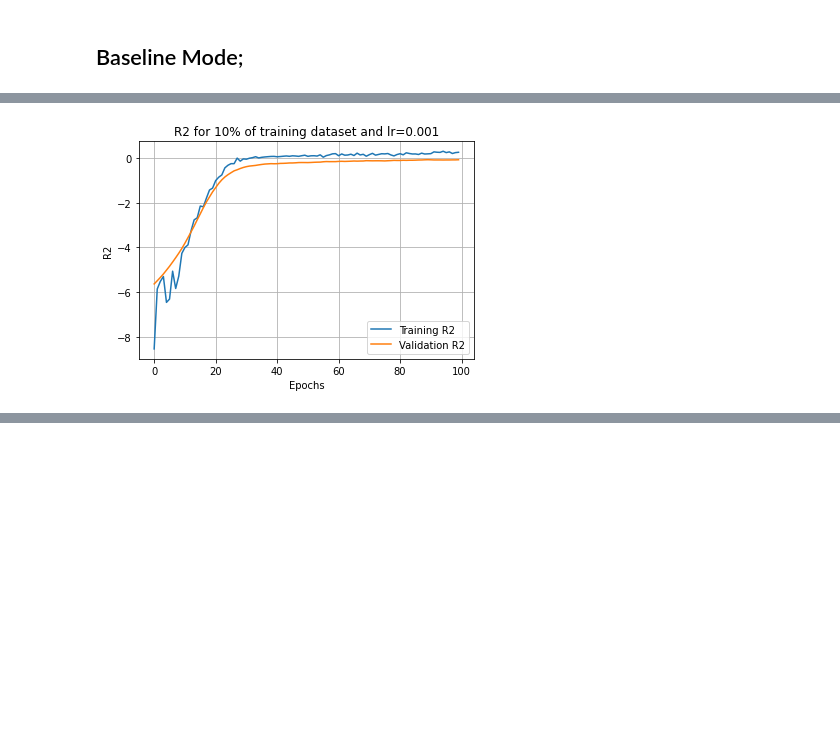
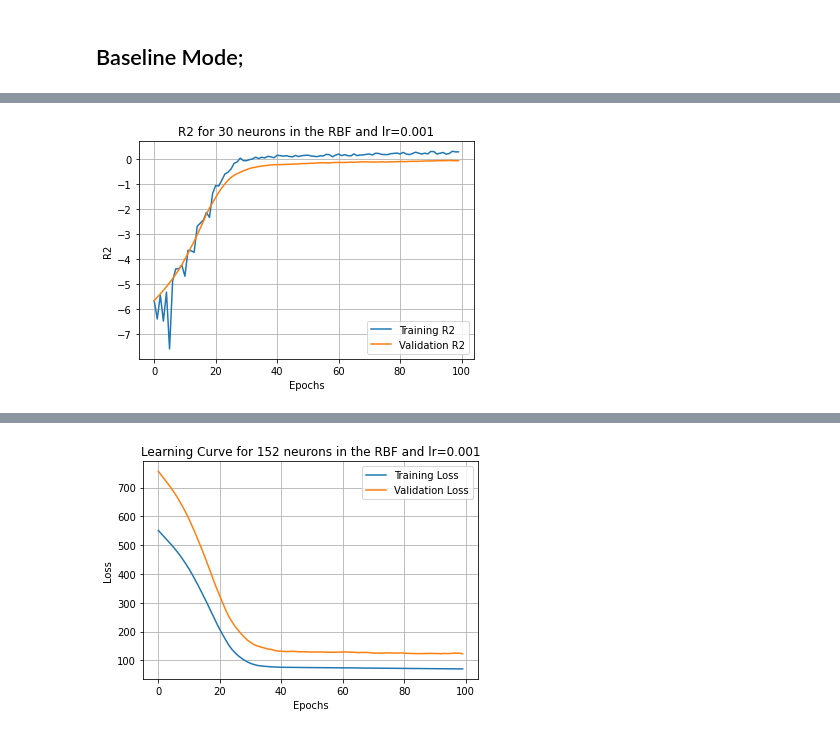
Before and after one commit to mylo19/Computanional-Intellince, a Jupyter notebook: rbfpart1.ipynb, the cells around one changed output, grey strips where cells are left out. Cells and saved outputs as stored; diff of their text form; code cells hidden in the pictures; blank space fills up the shorter version.

```diff
--- a/rbfpart1.ipynb
+++ b/rbfpart1.ipynb
@@ -108,57 +102,58 @@ y_train, y_validation = tf.split(y_train, [length_training, length_validation],
 learning_rate = 0.001
 epochs = 100
 batch_size = 256
-neurons_rbf = round(0.1*len(x_train))
+neurons_rbf_total = [round(0.1*len(x_train)), round(0.5*len(x_train)), round(0.9*len(x_train))]
 neurons_output = 128
 # %% [markdown]
 ## Baseline Mode;
 # %%
-model = Sequential()
-model.add(RBFLayer(neurons_rbf, initializer=InitCentersKMeans(x_train), input_shape=(13, )))
-model.add(Dense(neurons_output))
-model.add(Dense(1))
-model.compile(optimizer=tf.keras.optimizers.SGD(learning_rate=0.001), loss=mean_squared_error, metrics=[r2_score, root_mean_squared_error])
+for neurons_rbf in neurons_rbf_total:
+    model = Sequential()
+    model.add(RBFLayer(neurons_rbf, initializer=InitCentersKMeans(x_train), input_shape=(13, )))
+    model.add(Dense(neurons_output))
+    model.add(Dense(1))
+    model.compile(optimizer=tf.keras.optimizers.SGD(learning_rate=0.001), loss=mean_squared_error, metrics=[r2_score, root_mean_squared_error])
 
-fit_model = model.fit(x_train, y_train, batch_size=batch_size, epochs=epochs, validation_data=(x_validation, y_validation), verbose=0)
-score = model.evaluate(x_test, y_test)
+    fit_model = model.fit(x_train, y_train, batch_size=batch_size, epochs=epochs, validation_data=(x_validation, y_validation), verbose=0)
+    score = model.evaluate(x_test, y_test)
 
 
-train_loss = [fit_model.history['loss'][i] for i in range(100)]
-validation_loss = [fit_model.history['val_loss'][i] for i in range(100)]
+    train_loss = [fit_model.history['loss'][i] for i in range(100)]
+    validation_loss = [fit_model.history['val_loss'][i] for i in range(100)]
 
-train_r2 = fit_model.history['r2_score']
-validation_r2 = fit_model.history['val_r2_score']
+    train_r2 = fit_model.history['r2_score']
+    validation_r2 = fit_model.history['val_r2_score']
 
-train_rmse = fit_model.history['root_mean_squared_error']
-validation_rmse = fit_model.history['val_root_mean_squared_error']
+    train_rmse = fit_model.history['root_mean_squared_error']
+    validation_rmse = fit_model.history['val_root_mean_squared_error']
 
-plt.plot(train_loss)
-plt.plot(validation_loss)
+    plt.plot(train_loss)
+    plt.plot(validation_loss)
 
-plt.title('Learning Curve for 10% of training dataset and lr=0.001')
-plt.xlabel('Epochs')
-plt.ylabel('Loss')
-plt.legend(['Training Loss', 'Validation Loss'], loc='upper right')
-plt.grid()
-plt.show()
+    plt.title('Learning Curve for ' + str(neurons_rbf) + ' neurons in the RBF and lr=0.001')
+    plt.xlabel('Epochs')
+    plt.ylabel('Loss')
+    plt.legend(['Training Loss', 'Validation Loss'], loc='upper right')
+    plt.grid()
+    plt.show()
 
-plt.plot(train_r2)
-plt.plot(validation_r2)
+    plt.plot(train_r2)
+    plt.plot(validation_r2)
 
-plt.title('R2 for 10% of training dataset and lr=0.001')
-plt.xlabel('Epochs')
-plt.ylabel('R2')
-plt.legend(['Training R2', 'Validation R2'], loc='lower right')
-plt.grid()
-plt.show()
+    plt.title('R2 for ' + str(neurons_rbf) + ' neurons in the RBF and lr=0.001')
+    plt.xlabel('Epochs')
+    plt.ylabel('R2')
+    plt.legend(['Training R2', 'Validation R2'], loc='lower right')
+    plt.grid()
+    plt.show()
 
-plt.plot(train_rmse)
-plt.plot(validation_rmse)
+    plt.plot(train_rmse)
+    plt.plot(validation_rmse)
 
-plt.title('RMSE for 10% of training dataset and lr=0.001')
-plt.xlabel('Epochs')
-plt.ylabel('RMSE')
-plt.legend(['Training RMSE', 'Validation RMSE'], loc='lower right')
-plt.grid()
-plt.show()
+    plt.title('RMSE for ' + str(neurons_rbf) + ' neurons in the RBF and lr=0.001')
+    plt.xlabel('Epochs')
+    plt.ylabel('RMSE')
+    plt.legend(['Training RMSE', 'Validation RMSE'], loc='lower right')
+    plt.grid()
+    plt.show()
 # %% [output]
@@ -167 +162 @@ plt.show()
-[figure, old version]
+[figure, new version]
@@ -168,0 +165 @@ plt.show()
+[figure, added]
```
Also changed, not shown: parts of 4 cells of this notebook.
